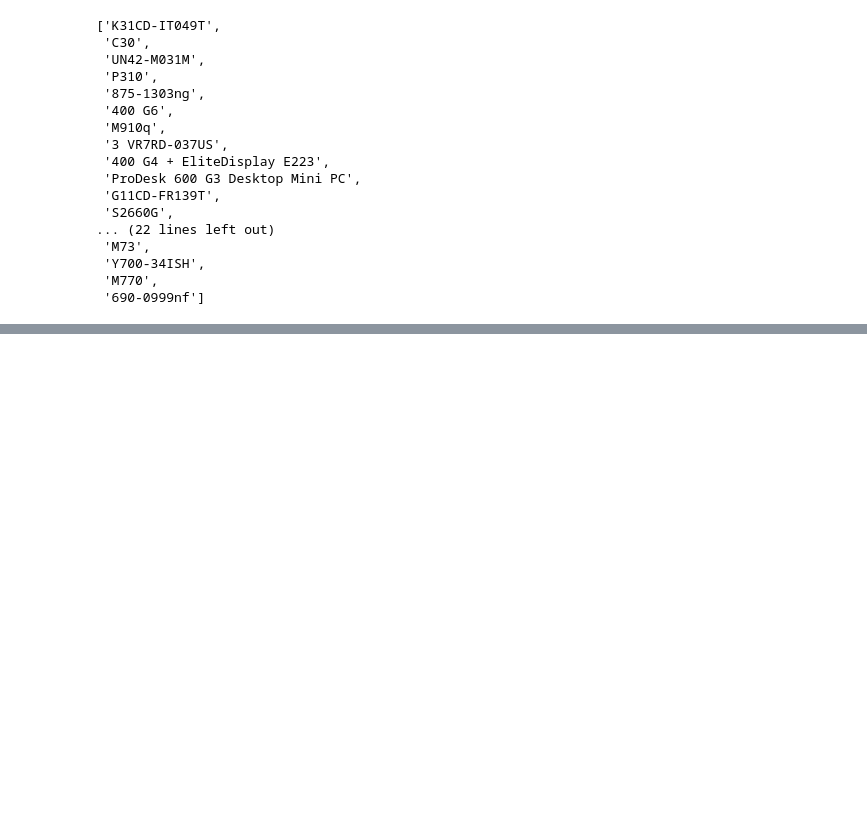
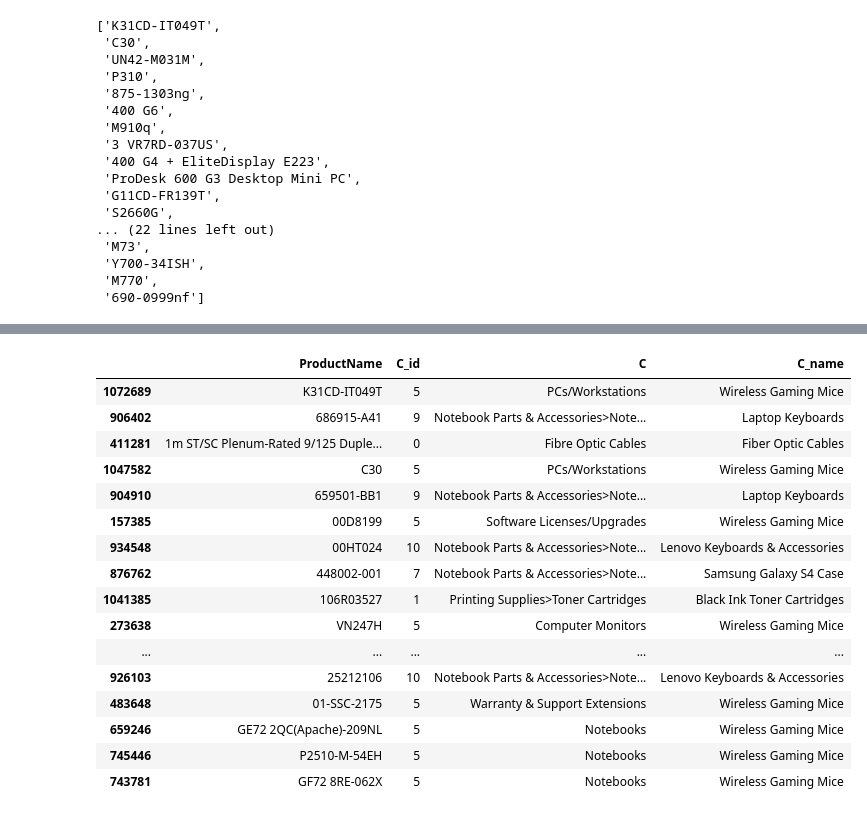
Before and after one commit to AlistairPereira/Taxonomy_Buidling_Textual_Corpora, a Jupyter notebook: prompt_engineering/data/prompt_engineering_exploration.ipynb, the cells around one changed output, grey strips where cells are left out. Cells and saved outputs as stored; diff of their text form; code cells hidden in the pictures; blank space fills up the shorter version.

```diff
--- a/prompt_engineering/data/prompt_engineering_exploration.ipynb
+++ b/prompt_engineering/data/prompt_engineering_exploration.ipynb
@@ -844,0 +591,20 @@ df_clean[["ProductName", "C_id", "C_name"]].head(20)
+# %%
+from umap import UMAP
+
+umap_model = UMAP(
+    n_components=25,
+    n_neighbors=30,
+    min_dist=0.0,
+    metric="cosine",
+    random_state=42
+)
+
+U = umap_model.fit_transform(embeddings)
+print("UMAP shape:", U.shape)
+
+U_cols = [f"U{i}" for i in range(U.shape[1])]
+df_umap = pd.DataFrame(U, index=df_clean.index, columns=U_cols)
+
+df_clean = pd.concat([df_clean, df_umap], axis=1)
+
+df_clean[["ProductName"] + U_cols[:5]].head()
@@ -844,0 +619,19 @@ df_clean[["ProductName", "C_id", "C_name"]].head(20)
+# %%
+import hdbscan
+
+U_cols = [c for c in df_clean.columns if c.startswith("U")]
+X = df_clean[U_cols].values
+
+clusterer = hdbscan.HDBSCAN(
+    min_cluster_size=25,   # because we filtered C with >=5 products; tune later
+    min_samples=5,
+    metric="euclidean",
+    cluster_selection_method="eom"
+)
+
+C_labels = clusterer.fit_predict(X)
+df_clean["C_id"] = C_labels
+
+print("Unique C_id labels:", np.unique(C_labels))
+print("\nCluster sizes (incl. noise -1):")
+print(df_clean["C_id"].value_counts().sort_index())
@@ -844,0 +759,21 @@ df_clean[["ProductName", "C_id", "C_name"]].head(20)
+# %%
+df_clean["C_name"] = df_clean["C_id"].map(C_name_map)
+df_clean[["ProductName", "C_id", "C","C_name"]].head(20)
+# %% [output]
+|  | ProductName | C_id | C | C_name |
+| 1072689 | K31CD-IT049T | 5 | PCs/Workstations | Wireless Gaming Mice |
+| 906402 | 686915-A41 | 9 | Notebook Parts & Accessories>Note... | Laptop Keyboards |
+| 411281 | 1m ST/SC Plenum-Rated 9/125 Duple... | 0 | Fibre Optic Cables | Fiber Optic Cables |
+| 1047582 | C30 | 5 | PCs/Workstations | Wireless Gaming Mice |
+| 904910 | 659501-BB1 | 9 | Notebook Parts & Accessories>Note... | Laptop Keyboards |
+| 157385 | 00D8199 | 5 | Software Licenses/Upgrades | Wireless Gaming Mice |
+| 934548 | 00HT024 | 10 | Notebook Parts & Accessories>Note... | Lenovo Keyboards & Accessories |
+| 876762 | 448002-001 | 7 | Notebook Parts & Accessories>Note... | Samsung Galaxy S4 Case |
+| 1041385 | 106R03527 | 1 | Printing Supplies>Toner Cartridges | Black Ink Toner Cartridges |
+| 273638 | VN247H | 5 | Computer Monitors | Wireless Gaming Mice |
+| ... | ... | ... | ... | ... |
+| 926103 | 25212106 | 10 | Notebook Parts & Accessories>Note... | Lenovo Keyboards & Accessories |
+| 483648 | 01-SSC-2175 | 5 | Warranty & Support Extensions | Wireless Gaming Mice |
+| 659246 | GE72 2QC(Apache)-209NL | 5 | Notebooks | Wireless Gaming Mice |
+| 745446 | P2510-M-54EH | 5 | Notebooks | Wireless Gaming Mice |
+| 743781 | GF72 8RE-062X | 5 | Notebooks | Wireless Gaming Mice |
```
Also changed, not shown: parts of 35 cells of this notebook.
